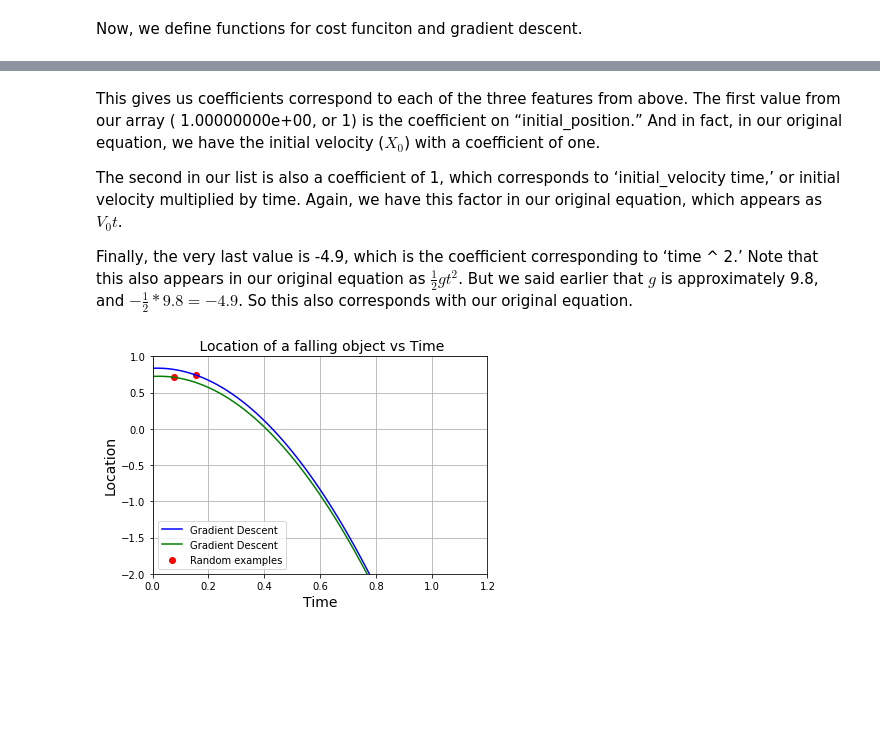
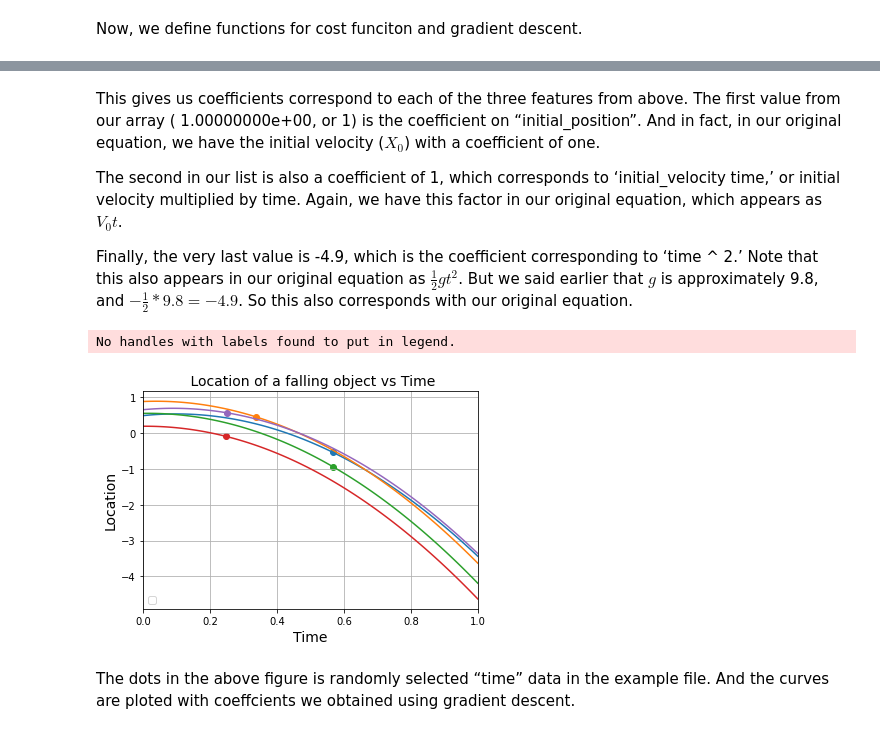
Before and after one commit to Plutooooo/hku_phys3151_2022, a Jupyter notebook: multivariate-linear-regression/to_model_and_reveal_the_force_of_gravity.ipynb, the cells around one changed output, grey strips where cells are left out. Cells and saved outputs as stored; diff of their text form; code cells hidden in the pictures; blank space fills up the shorter version.

```diff
--- a/multivariate-linear-regression/to_model_and_reveal_the_force_of_gravity.ipynb
+++ b/multivariate-linear-regression/to_model_and_reveal_the_force_of_gravity.ipynb
@@ -26,7 +26,7 @@ random.seed
 with open('gravity_location_data.csv', mode='w') as gravity_file:
     gravity_writer = csv.writer(gravity_file, delimiter=',', quotechar='"', quoting=csv.QUOTE_MINIMAL)
     gravity_writer.writerow(['initial_position', 'initial_velocity', 'mass', 'time', 'location'])
-    for i in range (0, 100):
+    for i in range (0, 1000):
         initial_position = random.uniform(0,1)
         initial_velocity = random.uniform(0,1)
         mass = random.uniform(0,1)
@@ -158,28 +150,29 @@ Text(0.5, 1.0, 'Cost function using Gradient Descent')
 # %% [markdown]
-This gives us coefficients correspond to each of the three features from above. The first value from our array ( 1.00000000e+00, or 1) is the coefficient on “initial_position.” And in fact, in our original equation, we have the initial velocity ($X_{0}$) with a coefficient of one.
+This gives us coefficients correspond to each of the three features from above. The first value from our array ( 1.00000000e+00, or 1) is the coefficient on “initial_position”. And in fact, in our original equation, we have the initial velocity ($X_{0}$) with a coefficient of one.
 
 The second in our list is also a coefficient of 1, which corresponds to ‘initial_velocity time,’ or initial velocity multiplied by time. Again, we have this factor in our original equation, which appears as $V_{0}t$.
 
 Finally, the very last value is -4.9, which is the coefficient corresponding to ‘time ^ 2.’ Note that this also appears in our original equation as $\frac{1}{2}gt^{2}$. But we said earlier that $g$ is approximately 9.8, and $-\frac{1}{2} * 9.8 = -4.9$. So this also corresponds with our original equation.
 # %%
-x_0 = df[80:82,0]
-v_0 = df[80:82,1]
-t = df[80:82,3]
-time = np.linspace(0,1,100)
-y_grad = x_0[0]+v_0[0]*time-4.9*time**2
-y_grad2 = x_0[1]+v_0[1]*time-4.9*time**2
+for i in range (0,5):
+    j = random.randint(0,1000)
+    x_0 = df[j,0]
+    v_0 = df[j,1]
+    t =df[j,3]
+    time =  np.linspace(0,1,100)
+    y_grad = x_0+v_0*time-4.9*time**2
+    plt.scatter(t, df[j,4])   #plot data points
+    plt.plot(time,y_grad)     #plot fitting curve
 
-plt.scatter(t, df[80:82,4],label='Random examples', color='red')
-
-plt.plot(time,y_grad,'b-',label='Gradient Descent',color='blue')
-plt.plot(time,y_grad2,'b-',label='Gradient Descent',color='green')
 plt.title(' Location of a falling object vs Time', fontsize=14)
 plt.xlabel('Time', fontsize=14)
 plt.ylabel('Location', fontsize=14)
 plt.legend(loc='lower left')
 plt.grid(True)
-plt.xlim(0,1.2)
-plt.ylim(-2,1)
+plt.xlim(0,1)
 plt.show()
 # %% [output]
+No handles with labels found to put in legend.
-[figure, old version]
+[figure, new version]
+# %% [markdown]
+The dots in the above figure is randomly selected “time” data in the example file. And the curves are ploted with coeffcients we obtained using gradient descent.
```
Also changed, not shown: parts of 6 cells of this notebook.
